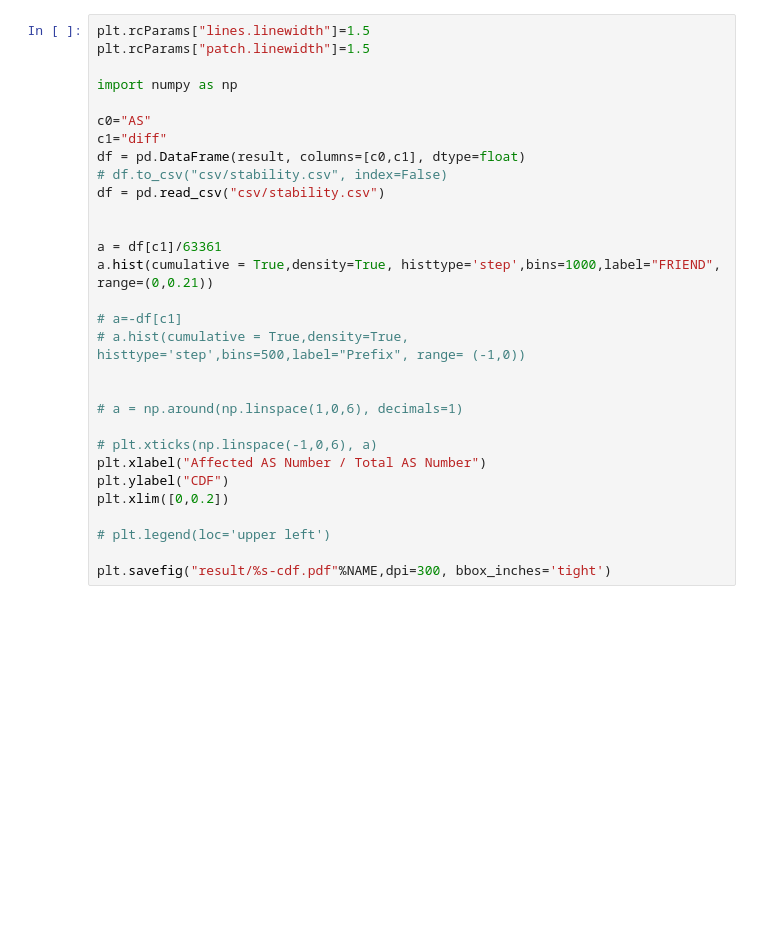
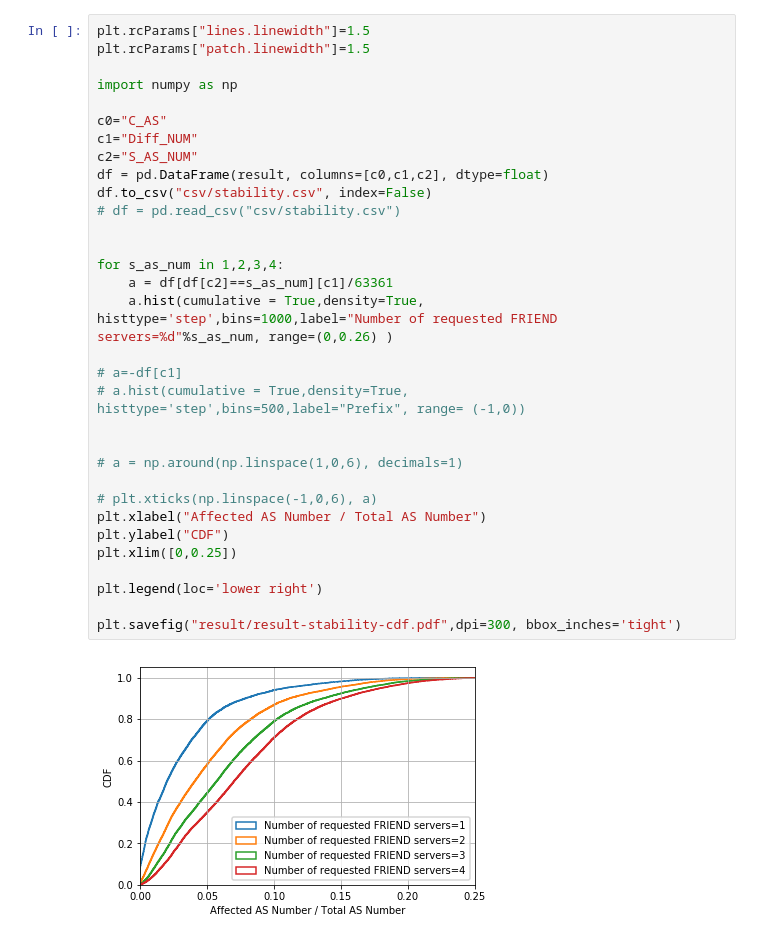
Before and after one commit to yutao33/sfp-eval, a Jupyter notebook: jupyter/pynb-stability-plot.ipynb, the cells around one changed output. Cells and saved outputs as stored; diff of their text form; blank space fills up the shorter version.

Commit message:
stability-plot

```diff
--- a/jupyter/pynb-stability-plot.ipynb
+++ b/jupyter/pynb-stability-plot.ipynb
@@ -40,32 +77,36 @@ print(result)
 # %%
 plt.rcParams["lines.linewidth"]=1.5
 plt.rcParams["patch.linewidth"]=1.5
 
 import numpy as np
 
-c0="AS"
-c1="diff"
-df = pd.DataFrame(result, columns=[c0,c1], dtype=float)
-# df.to_csv("csv/stability.csv", index=False)
-df = pd.read_csv("csv/stability.csv")
+c0="C_AS"
+c1="Diff_NUM"
+c2="S_AS_NUM"
+df = pd.DataFrame(result, columns=[c0,c1,c2], dtype=float)
+df.to_csv("csv/stability.csv", index=False)
+# df = pd.read_csv("csv/stability.csv")
 
 
-a = df[c1]/63361
-a.hist(cumulative = True,density=True, histtype='step',bins=1000,label="FRIEND", range=(0,0.21))
+for s_as_num in 1,2,3,4:
+    a = df[df[c2]==s_as_num][c1]/63361
+    a.hist(cumulative = True,density=True, histtype='step',bins=1000,label="Number of requested FRIEND servers=%d"%s_as_num, range=(0,0.26) )
 
 # a=-df[c1]
 # a.hist(cumulative = True,density=True, histtype='step',bins=500,label="Prefix", range= (-1,0))
 
 
 # a = np.around(np.linspace(1,0,6), decimals=1)
 
 # plt.xticks(np.linspace(-1,0,6), a)
 plt.xlabel("Affected AS Number / Total AS Number")
 plt.ylabel("CDF")
-plt.xlim([0,0.2])
+plt.xlim([0,0.25])
 
-# plt.legend(loc='upper left')
+plt.legend(loc='lower right')
 
-plt.savefig("result/%s-cdf.pdf"%NAME,dpi=300, bbox_inches='tight')
+plt.savefig("result/result-stability-cdf.pdf",dpi=300, bbox_inches='tight')
+# %% [output]
+[figure, added]
 # %%
 len(df)
```
Also changed, not shown: parts of 2 cells of this notebook, 3 other files.
